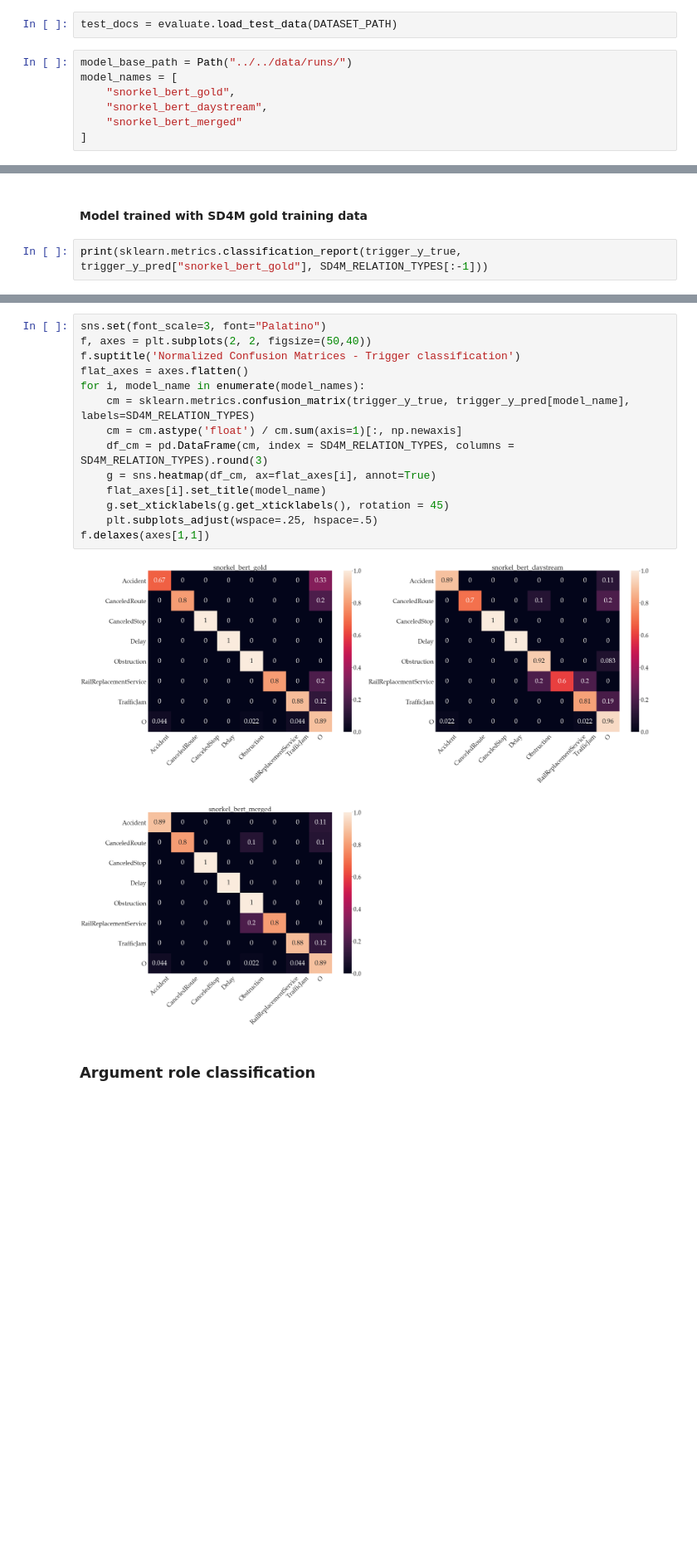
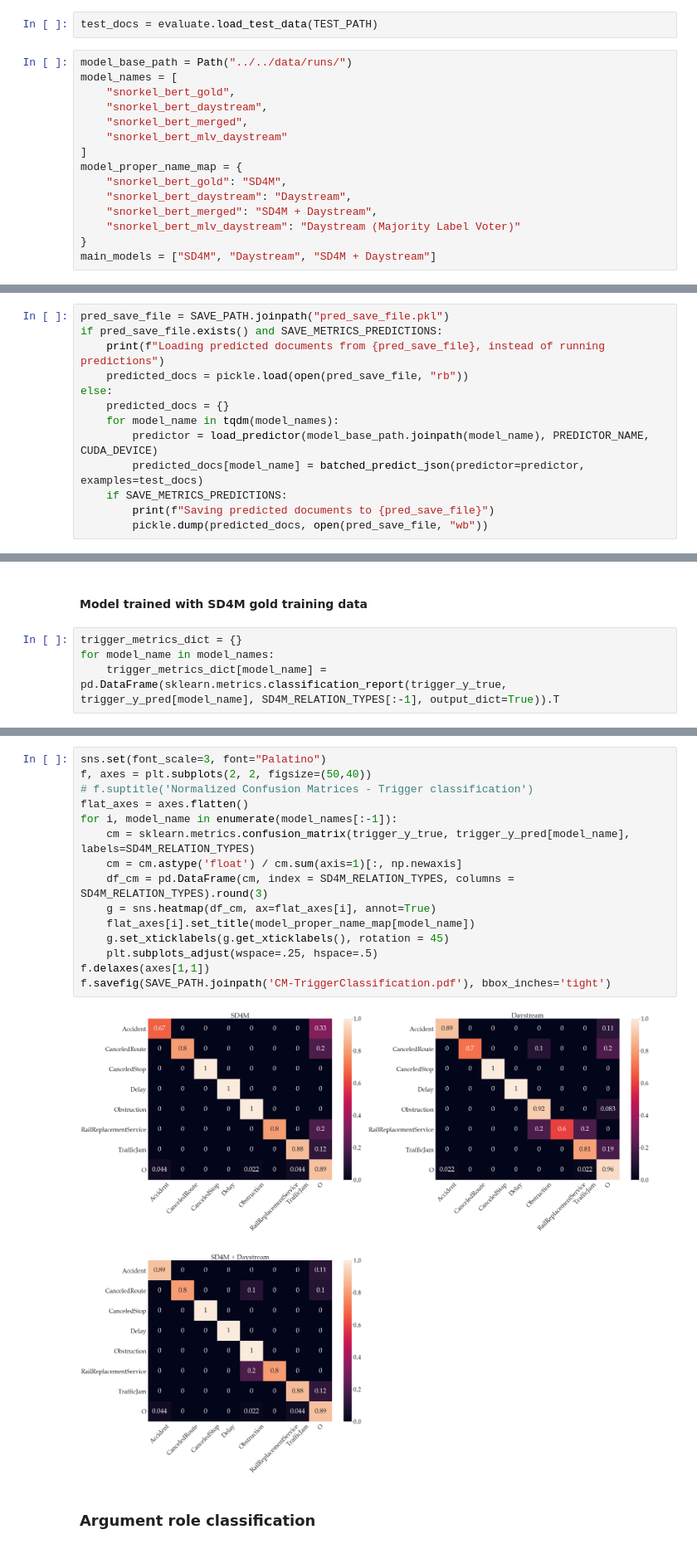
Before and after one commit to DFKI-NLP/eventx, a Jupyter notebook: analysis/notebooks/eventx_analysis.ipynb, the cells around one changed output, grey strips where cells are left out. Shown at 83% size. Cells and saved outputs as stored; diff of their text form; blank space fills up the shorter version.

```diff
--- a/analysis/notebooks/eventx_analysis.ipynb
+++ b/analysis/notebooks/eventx_analysis.ipynb
@@ -50,11 +66,19 @@ PREDICTOR_NAME = "snorkel-eventx-predictor"
 
 Filter documents that do not contain any entity of type trigger as they are not relevant for the event extraction task.
 # %%
-test_docs = evaluate.load_test_data(DATASET_PATH)
+test_docs = evaluate.load_test_data(TEST_PATH)
 # %%
 model_base_path = Path("../../data/runs/")
 model_names = [
     "snorkel_bert_gold",
     "snorkel_bert_daystream",
-    "snorkel_bert_merged"
+    "snorkel_bert_merged",
+    "snorkel_bert_mlv_daystream"
 ]
+model_proper_name_map = {
+    "snorkel_bert_gold": "SD4M",
+    "snorkel_bert_daystream": "Daystream",
+    "snorkel_bert_merged": "SD4M + Daystream",
+    "snorkel_bert_mlv_daystream": "Daystream (Majority Label Voter)"
+}
+main_models = ["SD4M", "Daystream", "SD4M + Daystream"]
@@ -65,0 +85,13 @@ for model_name in model_names:
+# %%
+pred_save_file = SAVE_PATH.joinpath("pred_save_file.pkl")
+if pred_save_file.exists() and SAVE_METRICS_PREDICTIONS:
+    print(f"Loading predicted documents from {pred_save_file}, instead of running predictions")
+    predicted_docs = pickle.load(open(pred_save_file, "rb"))
+else:
+    predicted_docs = {}
+    for model_name in tqdm(model_names):
+        predictor = load_predictor(model_base_path.joinpath(model_name), PREDICTOR_NAME, CUDA_DEVICE)
+        predicted_docs[model_name] = batched_predict_json(predictor=predictor, examples=test_docs)
+    if SAVE_METRICS_PREDICTIONS:
+        print(f"Saving predicted documents to {pred_save_file}")
+        pickle.dump(predicted_docs, open(pred_save_file, "wb"))
@@ -77,4 +116,6 @@ for model_name in model_names:
 # %% [markdown]
 #### Model trained with SD4M gold training data
 # %%
-print(sklearn.metrics.classification_report(trigger_y_true, trigger_y_pred["snorkel_bert_gold"], SD4M_RELATION_TYPES[:-1]))
+trigger_metrics_dict = {}
+for model_name in model_names:
+    trigger_metrics_dict[model_name] = pd.DataFrame(sklearn.metrics.classification_report(trigger_y_true, trigger_y_pred[model_name], SD4M_RELATION_TYPES[:-1], output_dict=True)).T
@@ -131,18 +149,19 @@ RailReplacementService       1.00      0.80      0.89         5
 # %%
 sns.set(font_scale=3, font="Palatino")
 f, axes = plt.subplots(2, 2, figsize=(50,40))
-f.suptitle('Normalized Confusion Matrices - Trigger classification')
+# f.suptitle('Normalized Confusion Matrices - Trigger classification')
 flat_axes = axes.flatten()
-for i, model_name in enumerate(model_names):
+for i, model_name in enumerate(model_names[:-1]):
     cm = sklearn.metrics.confusion_matrix(trigger_y_true, trigger_y_pred[model_name], labels=SD4M_RELATION_TYPES)
     cm = cm.astype('float') / cm.sum(axis=1)[:, np.newaxis]
     df_cm = pd.DataFrame(cm, index = SD4M_RELATION_TYPES, columns = SD4M_RELATION_TYPES).round(3)
     g = sns.heatmap(df_cm, ax=flat_axes[i], annot=True)
-    flat_axes[i].set_title(model_name)
+    flat_axes[i].set_title(model_proper_name_map[model_name])
     g.set_xticklabels(g.get_xticklabels(), rotation = 45)
     plt.subplots_adjust(wspace=.25, hspace=.5)
 f.delaxes(axes[1,1])
+f.savefig(SAVE_PATH.joinpath('CM-TriggerClassification.pdf'), bbox_inches='tight')
 # %% [output]
-[figure, old version]
+[figure, new version]
 # %% [markdown]
 ### Argument role classification
```
Also changed, not shown: parts of 61 cells of this notebook, 2 other files.
